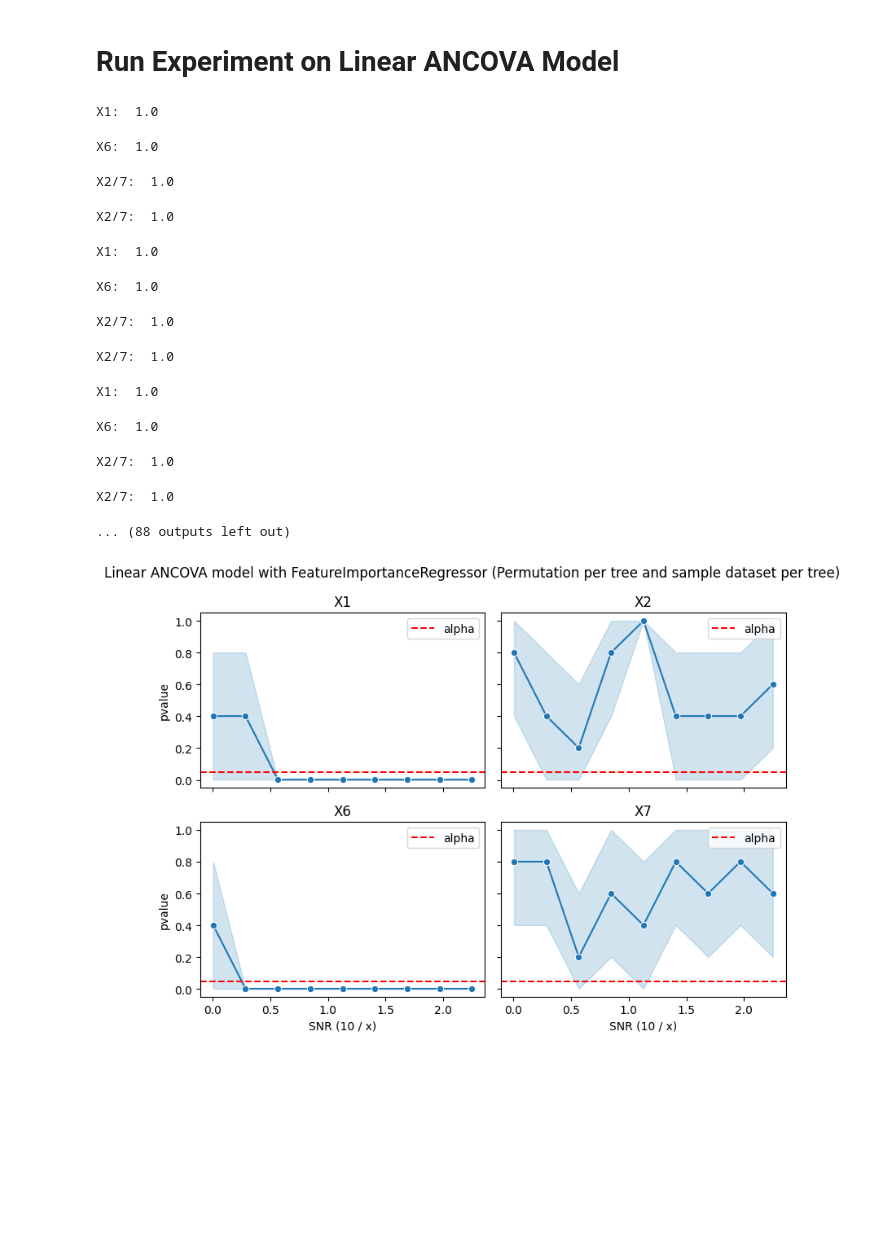
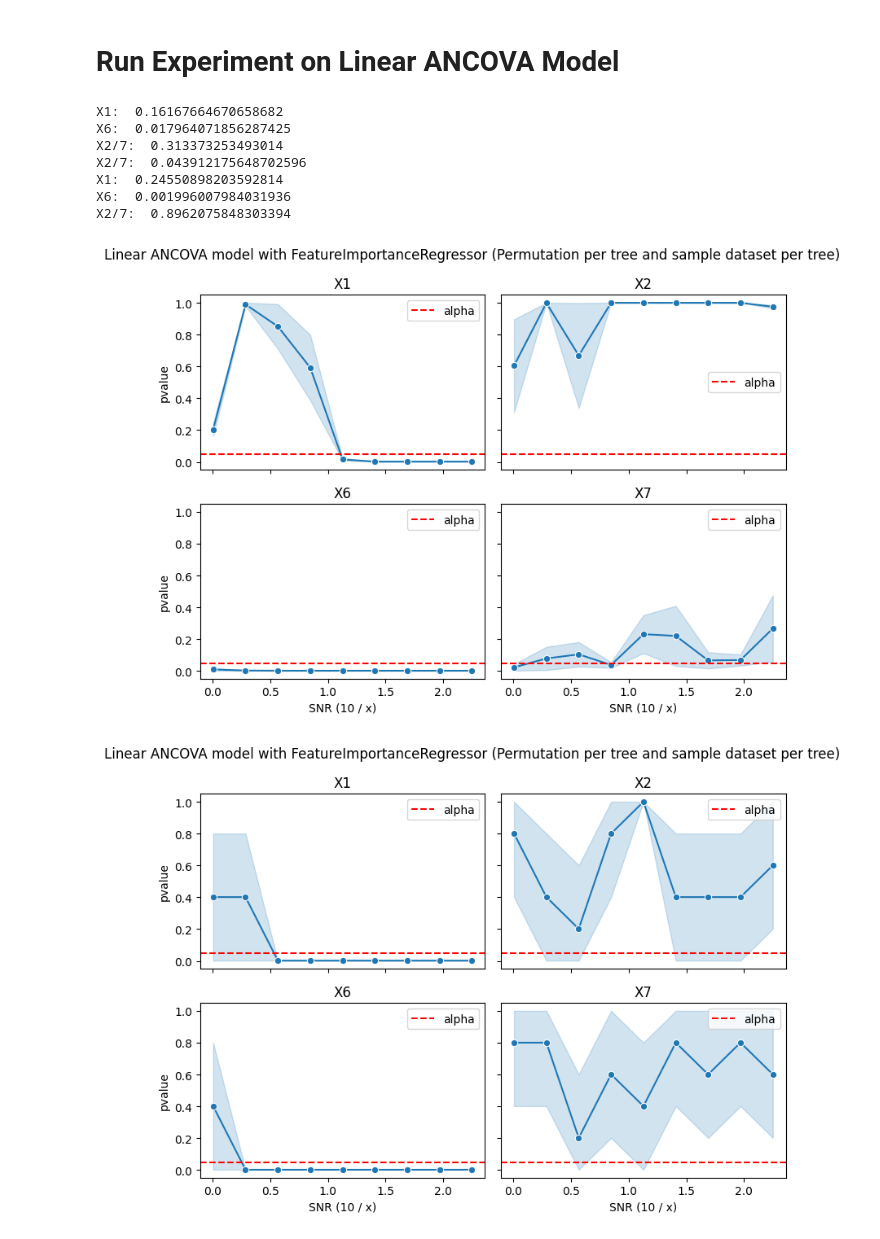
Before and after one commit to neurodata/treeple, a Jupyter notebook: benchmarks_nonasv/notebooks/compare_coleman_and_permutation_forest.ipynb, the cells around one changed output. Saved outputs shown, nothing was run; the diff lists cells and outputs as text; code cells hidden in the pictures; blank space fills up the shorter version.

```diff
--- a/benchmarks_nonasv/notebooks/compare_coleman_and_permutation_forest.ipynb
+++ b/benchmarks_nonasv/notebooks/compare_coleman_and_permutation_forest.ipynb
@@ -31,7 +31,7 @@ def linear_model_ancova(
     beta = 10.0
     sigma = 10.0 / sigma_factor
     n_samples = 2200
-    n_estimators = 125
+    n_estimators = 500
     test_size = 0.1
     n_repeats = 500
     metric = "mse"
@@ -211,7 +211,7 @@ for sigma_factor in j_space:
             sigma_factor,
             new_seed,
             permute_per_tree=True,
-            sample_dataset_per_tree=False,
+            sample_dataset_per_tree=True,
         )
         for key, value in elements_dict.items():
             pvalue_dict[key].append(value)
@@ -219,19 +219,29 @@ for sigma_factor in j_space:
 
 df = pd.DataFrame(pvalue_dict)
 # %% [output]
-X1:  1.0
+X1:  0.16167664670658682
+X6:  0.017964071856287425
+X2/7:  0.313373253493014
+X2/7:  0.043912175648702596
+X1:  0.24550898203592814
+X6:  0.001996007984031936
+X2/7:  0.8962075848303394
-X6:  1.0
-X2/7:  1.0
-X2/7:  1.0
-X1:  1.0
-X6:  1.0
-X2/7:  1.0
-X2/7:  1.0
-X1:  1.0
-X6:  1.0
-X2/7:  1.0
-X2/7:  1.0
-... (88 outputs left out)
+# %%
+fig, axs = plt.subplots(2, 2, figsize=(8, 6), sharey=True, sharex=True)
+axs = axs.flatten()
+
+for ax, name in zip(axs, ["X1", "X2", "X6", "X7"]):
+    sns.lineplot(data=df, x="sigma_factor", y=name, ax=ax, marker="o")
+
+    ax.axhline([0.05], ls="--", color="red", label="alpha")
+    ax.set(title=name, ylabel="pvalue", xlabel="SNR (10 / x)")
+    ax.legend()
+fig.suptitle(
+    "Linear ANCOVA model with FeatureImportanceRegressor (Permutation per tree and sample dataset per tree)"
+)
+fig.tight_layout()
+# %% [output]
+[figure, added]
 # %%
 fig, axs = plt.subplots(2, 2, figsize=(8, 6), sharey=True, sharex=True)
 axs = axs.flatten()
```
Also changed, not shown: parts of 1 cell of this notebook, 3 other files.
